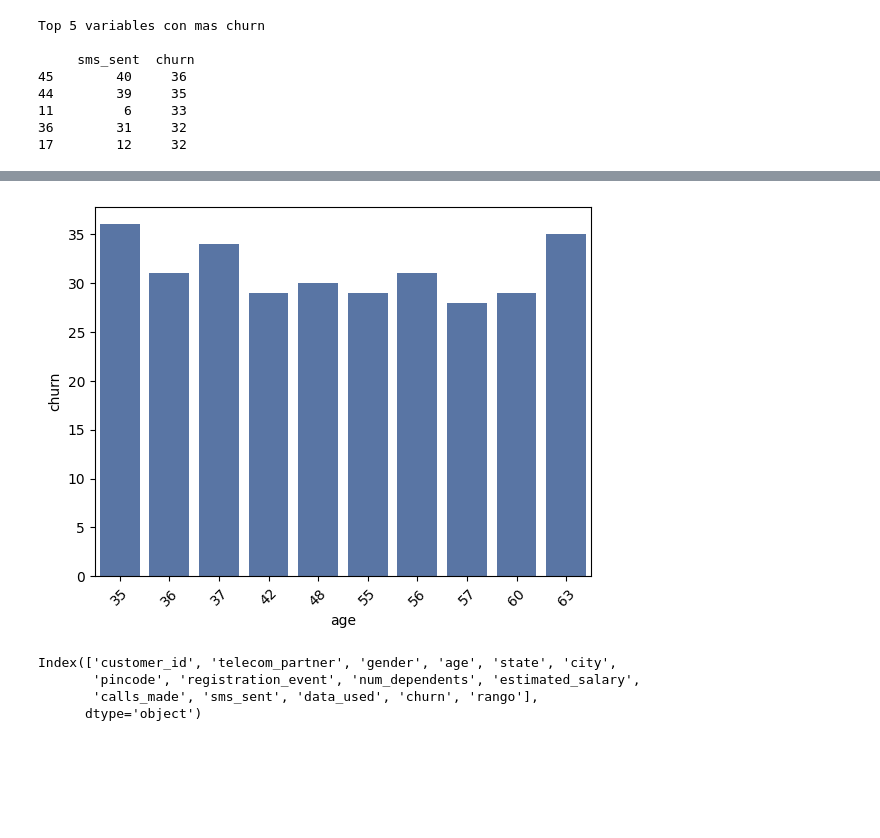
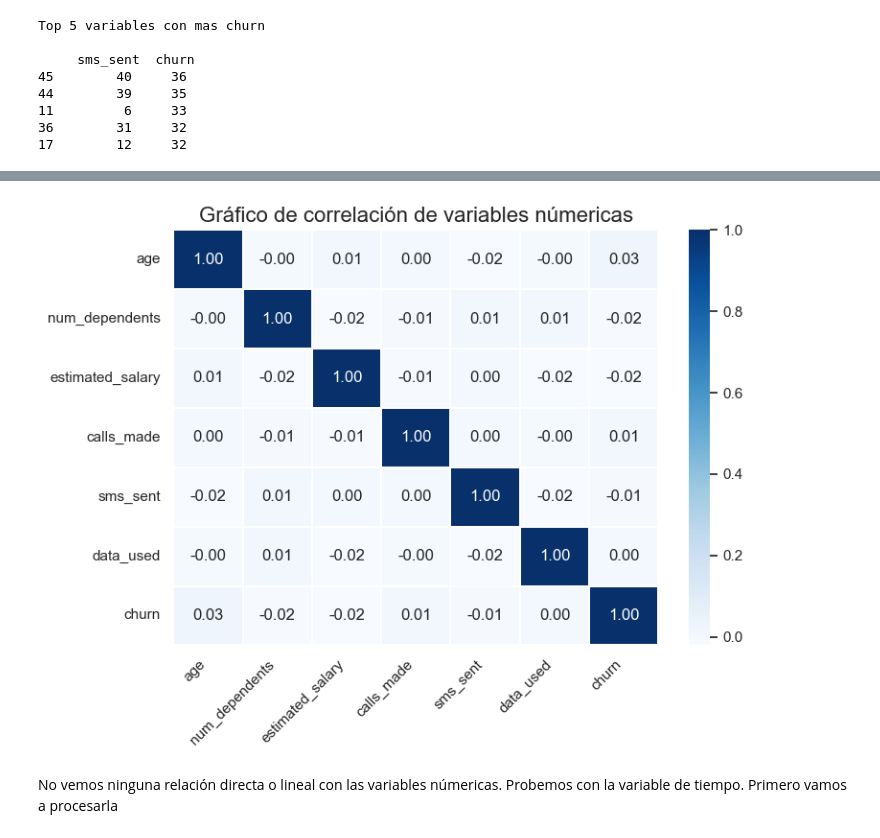
Before and after one commit to Faabrisgro/proyecto_final_mundose, a Jupyter notebook: proyecto_final.ipynb, the cells around one changed output, grey strips where cells are left out. Cells and saved outputs as stored; diff of their text form; code cells hidden in the pictures; blank space fills up the shorter version.

Commit message:
Varios cambios, visualización, modelos y grid searchs
Se avanzó bastante en el notebook, se terminó el EDA, se procesó el df y se entrenaron modelos.

```diff
--- a/proyecto_final.ipynb
+++ b/proyecto_final.ipynb
@@ -310,11 +304,0 @@ bins = [min(df_full['estimated_salary']) + i * bin_width for i in range(num_bins
-# %%
-num_rangos = 20
-
-# Calcula los límites de los rangos
-rangos = pd.qcut(df_full['estimated_salary'], q=num_rangos, labels=False) + 1
-
-# Crea una nueva columna con los valores de los rangos
-df_full['rango'] = rangos
-
-# Muestra el DataFrame resultante
-df_full['rango']
@@ -376,13 +305,18 @@ age_df
-# %%
-sns.barplot(x=age_df['age'], y=age_df['churn'])
-plt.xticks(rotation=45)
-plt.show()
-# %% [output]
-[figure, removed]
-# %%
-df_full.columns
-# %% [output]
-Index(['customer_id', 'telecom_partner', 'gender', 'age', 'state', 'city',
-       'pincode', 'registration_event', 'num_dependents', 'estimated_salary',
-       'calls_made', 'sms_sent', 'data_used', 'churn', 'rango'],
-      dtype='object')
+# %%
+corr = df_full.corr(numeric_only=True)
+plt.figure(figsize=(8, 6))  # Tamaño de la figura
+sns.set(font_scale=1)  # Escala del tamaño de la fuente
+sns.heatmap(corr, cmap='Blues', annot=True, fmt='.2f', linewidths=.2)
+
+# Configuraciones adicionales (opcional)
+plt.title('Gráfico de correlación de variables númericas', fontsize=16)
+plt.xticks(rotation=45, ha='right')  # Rotación de etiquetas en el eje x
+plt.yticks(rotation=0)  # Rotación de etiquetas en el eje y
+plt.tight_layout()
+
+# Mostrar el mapa de calor
+plt.show()
+# %% [output]
+[figure, added]
+# %% [markdown]
+No vemos ninguna relación directa o lineal con las variables númericas. Probemos con la variable de tiempo. Primero vamos a procesarla
```
Also changed, not shown: parts of 53 cells of this notebook, 1 other file.
